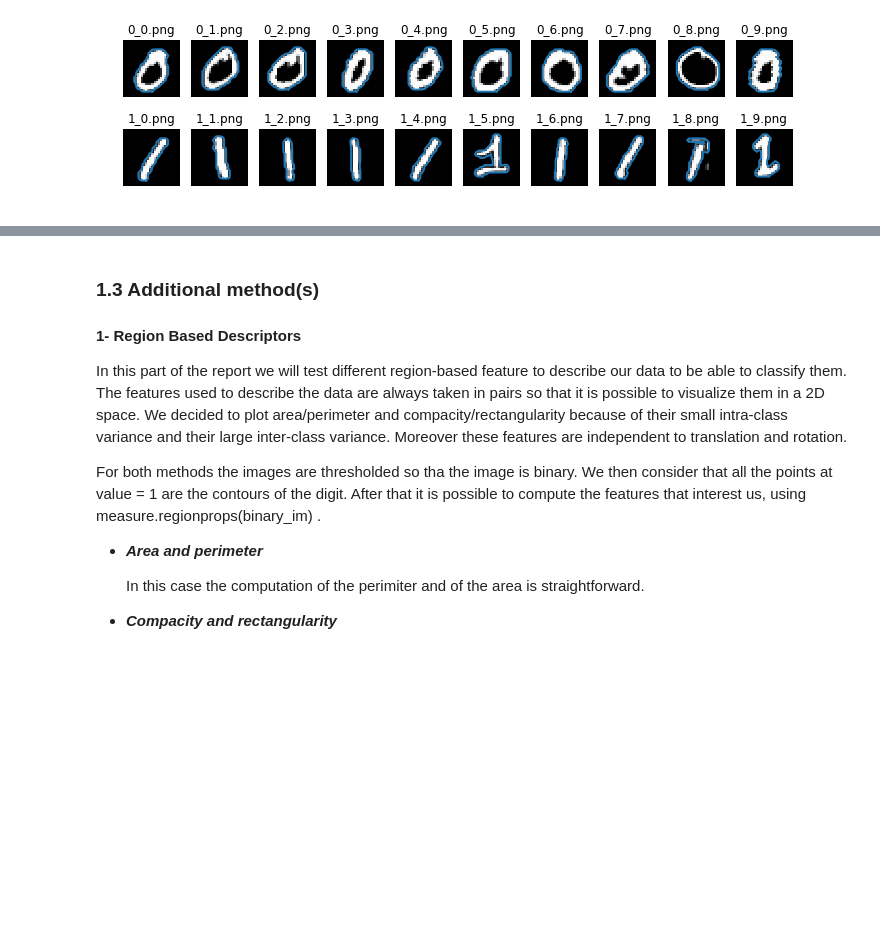
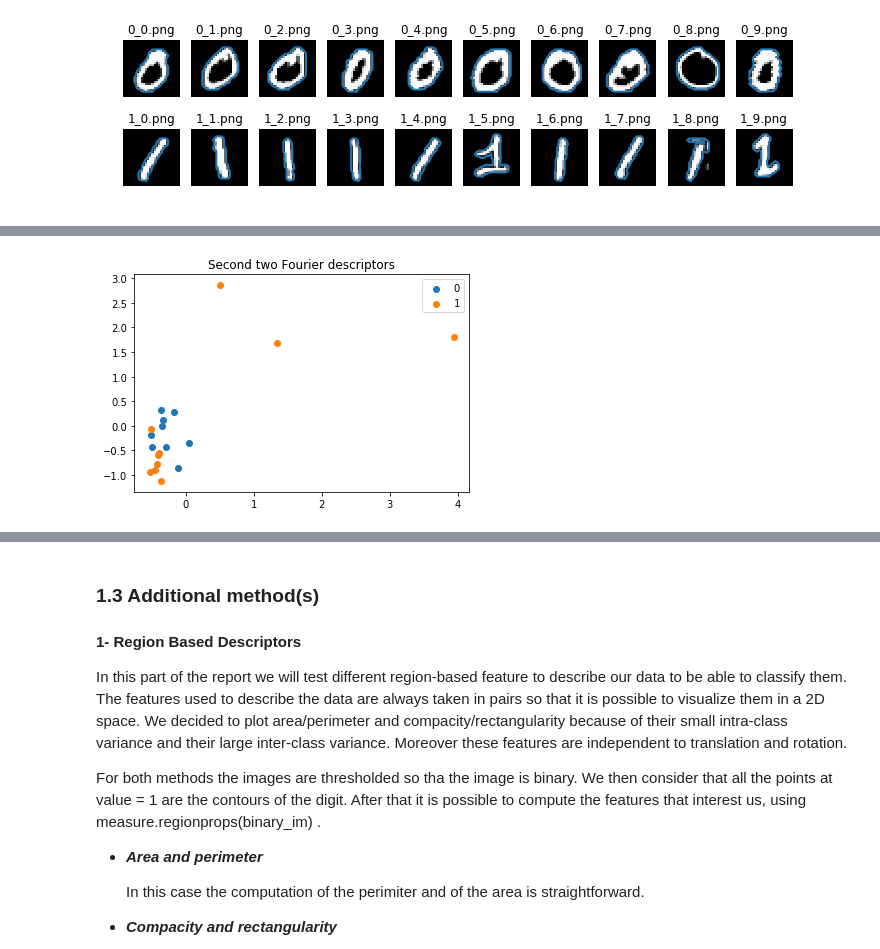
Before and after one commit to mfendri2/ImageAnalysisEPFL, a Jupyter notebook: Lab2_object_des/lab_02_object_description.ipynb, the cells around one changed output, grey strips where cells are left out. Cells and saved outputs as stored; diff of their text form; code cells hidden in the pictures; blank space fills up the shorter version.

```diff
--- a/Lab2_object_des/lab_02_object_description.ipynb
+++ b/Lab2_object_des/lab_02_object_description.ipynb
@@ -155,0 +158,43 @@ As we can see the two classes can be easily separated with only the first two Fo
+# %%
+#for the zeros
+feature_descriptors_zero=np.zeros((10,2))
+feature_descriptors_one=np.zeros((10,2))
+i=0;
+for im, nm in zip( zeros_im, zeros_names):
+    zero_contour=measure.find_contours(im,10)
+    # let's compute the complex signal based on the contours
+    complex_signal_zero=zero_contour[0][:,0] + 1j*(zero_contour[0][:,1])
+    # Now let's compute the fft signal
+    fourier_transform_zero=fft(complex_signal_zero)
+    feature_descriptors_zero[i,0]=np.abs(fourier_transform_zero[3])
+    feature_descriptors_zero[i,1]=np.abs(fourier_transform_zero[4])
+    i=i+1
+i=0
+#for the ones
+for im, nm in zip(ones_im, ones_names):
+    one_contour=measure.find_contours(im,10)
+    # let's compute the complex signal based on the contours
+    complex_signal_one=one_contour[0][:,0] + 1j*(one_contour[0][:,1])
+    # Now let's compute the fft signal
+    fourier_transform_one=fft(complex_signal_one)
+    feature_descriptors_one[i,0]=np.abs(fourier_transform_one[3])
+    feature_descriptors_one[i,1]=np.abs(fourier_transform_one[4])
+    i=i+1
+
+x_train=np.concatenate((feature_descriptors_zero,feature_descriptors_one))
+x_train_scaled = preprocessing.scale(x_train)
+
+plt.scatter(x_train_scaled[0:9,0],x_train_scaled[0:9,1])
+plt.scatter(x_train_scaled[10:20,0],x_train_scaled[10:20,1])
+plt.legend(("0","1"))
+plt.title("Second two Fourier descriptors")
+plt.show()
+#"Let's do a linear svm to seperate the datapoints"
+C = 5 # SVM regularization parameter
+clf = svm.SVC(kernel = 'linear',  gamma=0.7, C=C )
+Y0=np.zeros((10,1))
+Y1=np.ones((10,1))
+Y=np.concatenate((Y0,Y1))
+#plot_svm_seperator(x_train_scaled,Y,-1,0.5,5)
+# %% [output]
+[figure, added]
```
Also changed, not shown: parts of 8 cells of this notebook, 1 other file.
